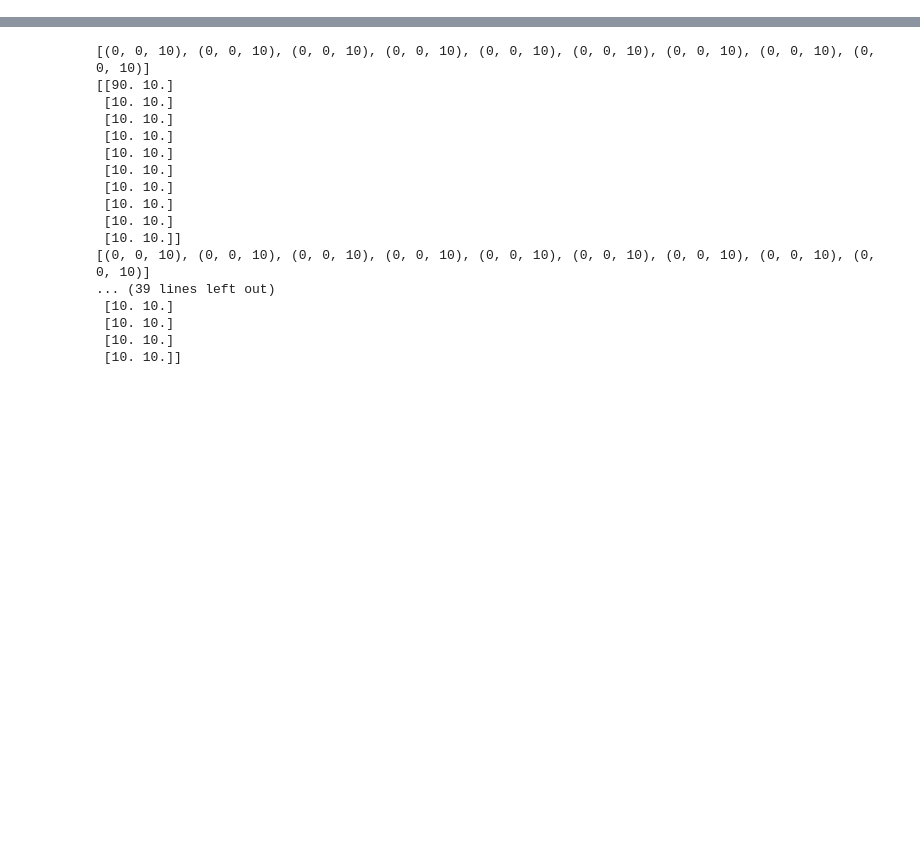
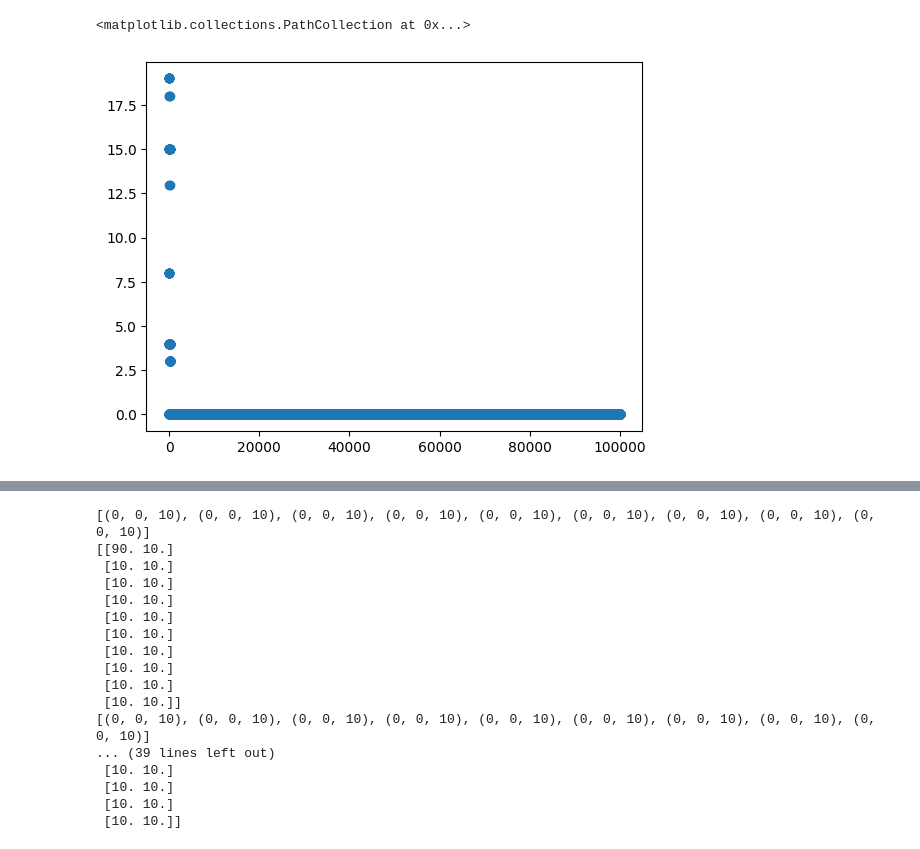
Before and after one commit to JasonJieMeng/UCBmixLCB, a Jupyter notebook: MAB.ipynb, the cells around one changed output, grey strips where cells are left out. Saved outputs shown, nothing was run; the diff lists cells and outputs as text; code cells hidden in the pictures; blank space fills up the shorter version.

```diff
--- a/MAB.ipynb
+++ b/MAB.ipynb
@@ -69,3 +129,25 @@ opt_weight = 0.5
+# %%
+def get_highest_rewards(mix_rewards_weights):
+    """
+    Given a list of 20 reward lists (each corresponding to a different opt_weight),
+    this function returns the highest reward at each step across all 20 lists.
+
+    :param mix_rewards_weights: List of 20 lists, where each sublist contains rewards at each step.
+    :return: A list containing the highest reward at each step.
+    """
+    # Convert list of lists into a NumPy array for easier manipulation
+    rewards_array = np.array(mix_rewards_weights)
+
+    # Get the maximum reward at each step across all 20 lists
+    highest_reward_indices = np.argmax(rewards_array, axis=0)
+
+    return highest_reward_indices
+# %%
+idxs = get_highest_rewards(mix_rewards_weights)
+plt.scatter(np.arange(len(idxs)), idxs)
+# %% [output]
+<matplotlib.collections.PathCollection at 0x...>
+[figure, added]
 # %%
 for _ in range(n_experiments):
     mixagent = UCBmixLCB(n_arms, c)
```
Also changed, not shown: parts of 9 cells of this notebook, 10 other files.
